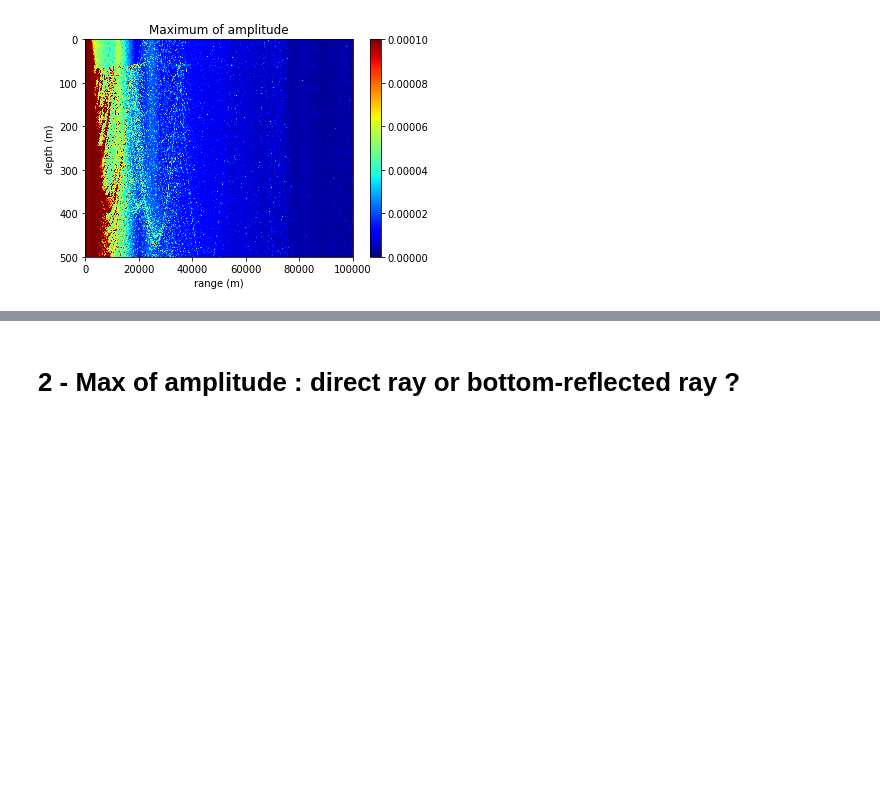
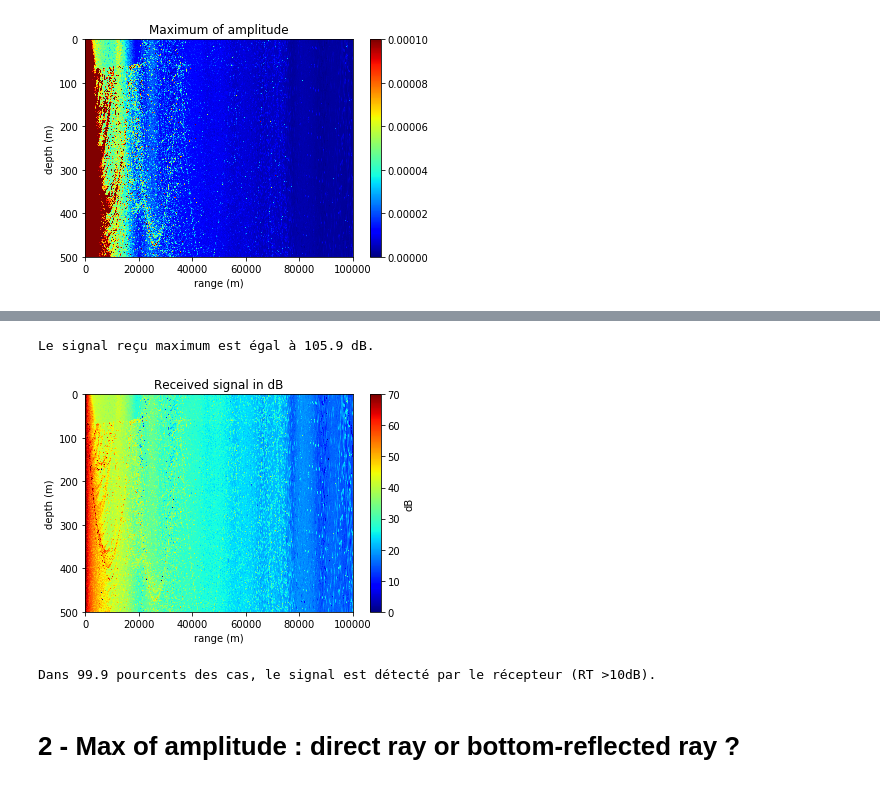
Before and after one commit to ponchama/Cognac_Acoustique, a Jupyter notebook: Bellhop/Arrival_times.ipynb, the cells around one changed output, grey strips where cells are left out. Cells and saved outputs as stored; diff of their text form; code cells hidden in the pictures; blank space fills up the shorter version.

```diff
--- a/Bellhop/Arrival_times.ipynb
+++ b/Bellhop/Arrival_times.ipynb
@@ -162,3 +185,38 @@ L'amplitude maximum est égale à inf dB.
+# %%
+# sonar equation
+SL = 185                 # Souce level (dB)
+TL = Max_A_dB            # Transmission loss (dB)
+NL = 81.7                # Noise level (dB)
+DI = 0                   # Directivity index (dB)
+
+B = 200                  # bandwidth (Hz)
+T = 1                    # transmitted signal duration (s)
+PG = 10.0*np.log10(B*T)  # Processing gain (dB)
+
+RT  = SL - TL - NL + DI + PG
+# %%
+plt.pcolormesh(R, Z, RT[:,:,isd].T, cmap='jet')
+plt.title ('Received signal in dB')
+plt.xlabel("range (m)")
+plt.ylabel("depth (m)")
+cbar = plt.colorbar()
+cbar.set_label("dB")
+plt.clim([0,70])
+plt.gca().invert_yaxis()
+
+print("Le signal reçu maximum est égal à %.1f dB." %np.max(RT[:,:,isd]))
+# %% [output]
+Le signal reçu maximum est égal à 105.9 dB.
+[figure, added]
+# %%
+RTmin = 10   # Min reception treshold (dB)
+
+tot = np.shape(RT)[0]*np.shape(RT)[1]
+detected = np.shape(np.where(RT>RTmin)[0])[0]
+pourcent = detected*100./tot
+print('Dans %.1f pourcents des cas, le signal est détecté par le récepteur (RT >10dB).' %pourcent)
+# %% [output]
+Dans 99.9 pourcents des cas, le signal est détecté par le récepteur (RT >10dB).
 # %% [markdown]
 # 2 - Max of amplitude : direct ray  or bottom-reflected ray ?
 # %% [markdown]
```
Also changed, not shown: parts of 13 cells of this notebook, 2 other files.
